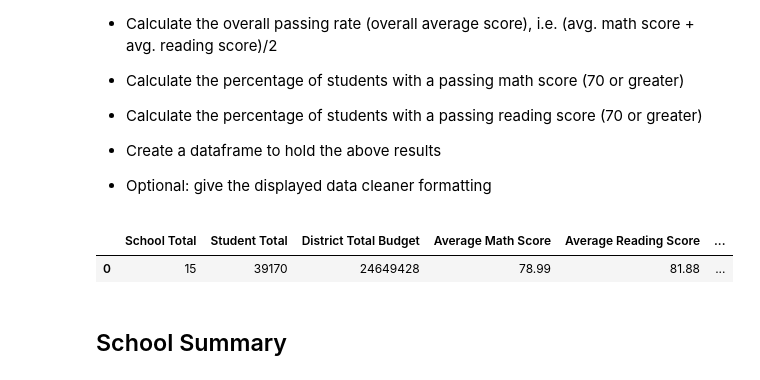
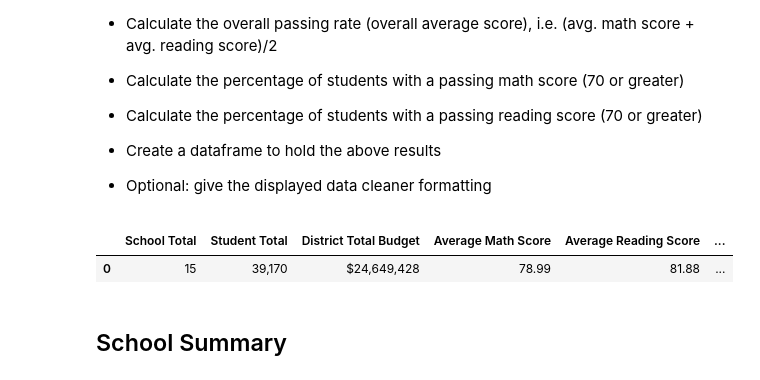
Before and after one commit to Emanste92/UCBEx_DataAnalytics, a Jupyter notebook: PyCitySchools/ETE_PyCitySchools - Submission.ipynb, the cells around one changed output. Cells and saved outputs as stored; diff of their text form; code cells hidden in the pictures.

```diff
--- a/PyCitySchools/ETE_PyCitySchools - Submission.ipynb
+++ b/PyCitySchools/ETE_PyCitySchools - Submission.ipynb
@@ -107,21 +104,20 @@ math_pass = math_pass_calc[0]
 reading_pass_calc = round(((school_data_analysis['reading_score'] >= 70)
                            .value_counts("True")) * 100, 2).tolist()
 reading_pass = reading_pass_calc[0]
+# %%
+# Overall passing rate
+overall_pass_rate = round((reading_pass + math_pass)/2,2)
 # %%
 # Creating dataframe with the above datapoints
-
-# school_data_analysis["district_total_budget"] = school_data_analysis["district_total_budget"].map("${:.2f}".format)
-
-dataSummary_overview = pd.DataFrame({'School Total': school_total, 'Student Total': student_total,
-                            'District Total Budget': district_total_budget,'Average Math Score':
-                            avg_math_score,'Average Reading Score': avg_read_score,
-                            'Overall Passing %': overall_pass_rate, 'Math Passing % (score >= 70)':
-                            math_pass, 'Reading Passing % (score >= 70)': reading_pass},index=[0])
-
+dataSummary_overview = pd.DataFrame({'School Total': school_total, 'Student Total': "{:,}".format(student_total),
+                            'District Total Budget': "${:,}".format(district_total_budget),'Average Math Score':
+                            avg_math_score,'Average Reading Score': avg_read_score,'Math Passing % (score >= 70)':
+                            math_pass, 'Reading Passing % (score >= 70)': reading_pass,
+                            'Overall Passing %': overall_pass_rate},index=[0])
 dataSummary_overview
 # %% [output]
 |  | School Total | Student Total | District Total Budget | Average Math Score | Average Reading Score | ... |
-| 0 | 15 | 39170 | 24649428 | 78.99 | 81.88 | ... |
+| 0 | 15 | 39,170 | $24,649,428 | 78.99 | 81.88 | ... |
 # %% [markdown]
 ## School Summary
 # %% [markdown]
```
Also changed, not shown: parts of 27 cells of this notebook.
